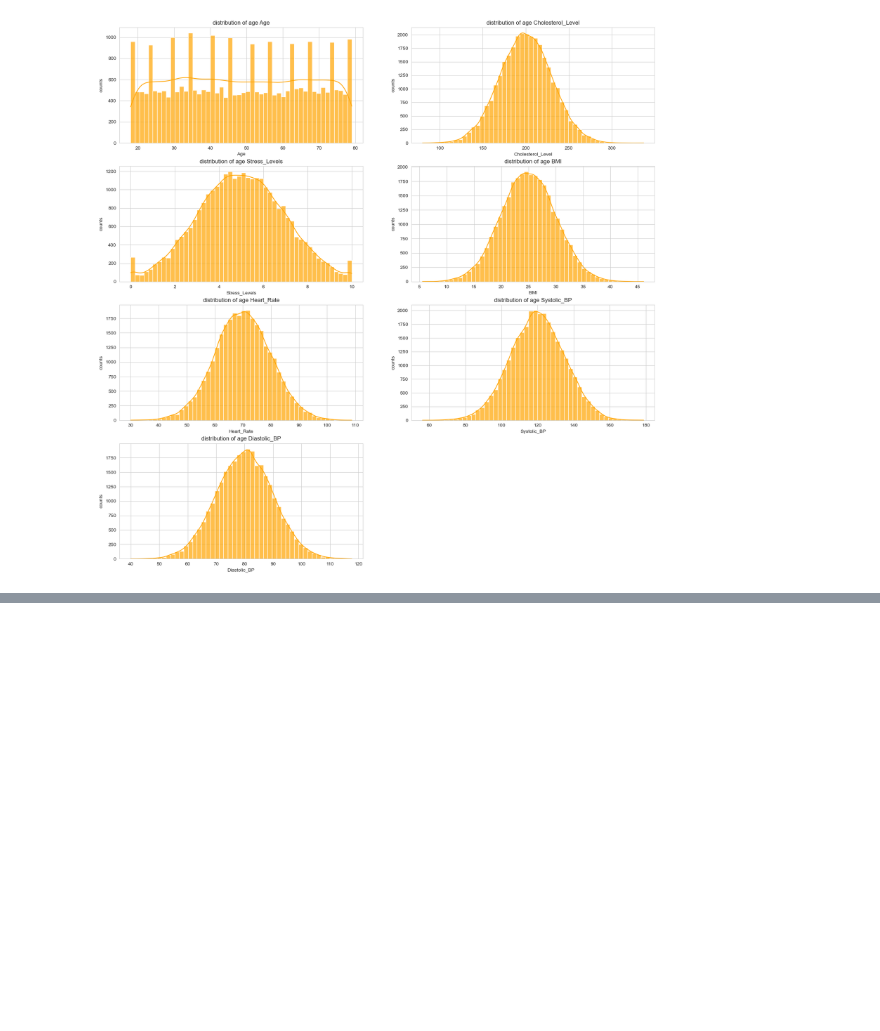
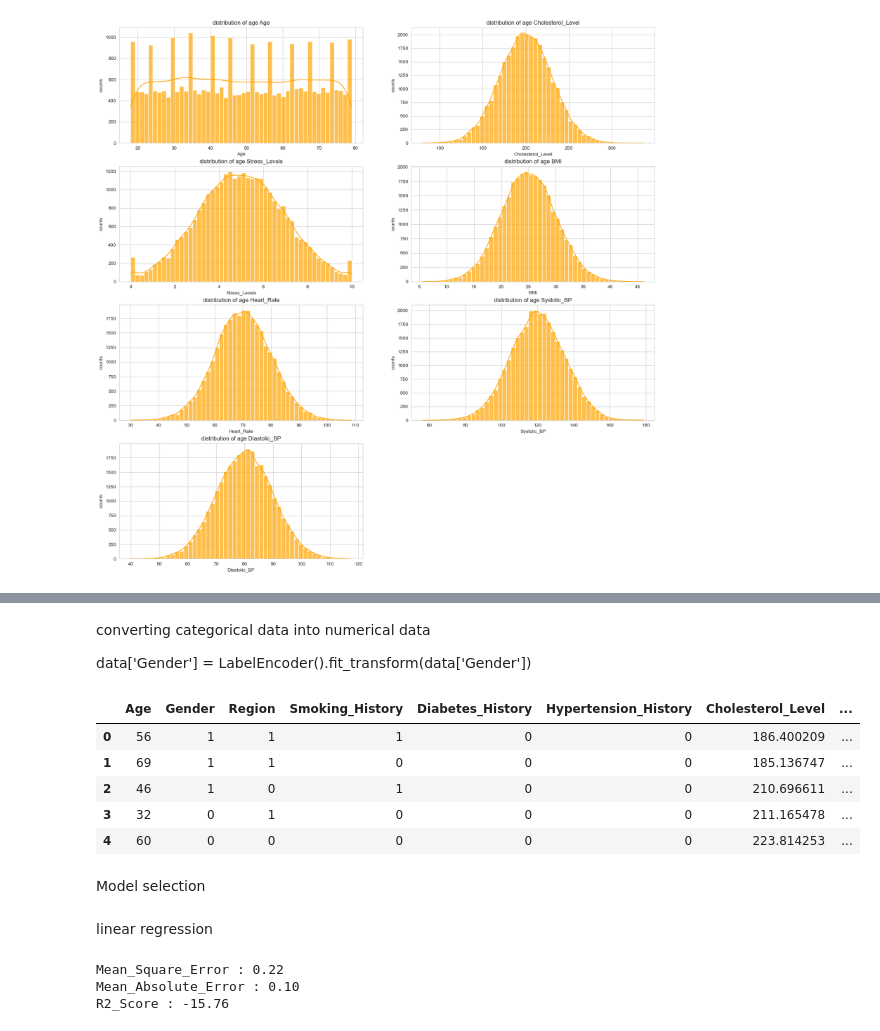
Before and after one commit to jagadabhijaswanth/Heart-attack-prediction, a Jupyter notebook: modelimplimentation.ipynb, the cells around one changed output, grey strips where cells are left out. Drawn from its saved outputs; the diff is of its cells as text; code cells hidden in the pictures; blank space fills up the shorter version.

Commit message:
linear regression model

```diff
--- a/modelimplimentation.ipynb
+++ b/modelimplimentation.ipynb
@@ -167,0 +177,57 @@ plt.show()
+# %% [markdown]
+converting categorical data into numerical data
+
+data['Gender'] = LabelEncoder().fit_transform(data['Gender'])
+# %%
+from sklearn.preprocessing  import LabelEncoder
+
+feature = ['Gender','Region','Smoking_History','Diabetes_History','Hypertension_History','Physical_Activity','Diet_Quality','Alcohol_Consumption','Family_History',
+           'Heart_Attack_Occurrence']
+
+for i in feature:
+    data[i] = LabelEncoder().fit_transform(data[i])
+
+data.head()
+# %% [output]
+|  | Age | Gender | Region | Smoking_History | Diabetes_History | Hypertension_History | Cholesterol_Level | ... |
+| 0 | 56 | 1 | 1 | 1 | 0 | 0 | 186.400209 | ... |
+| 1 | 69 | 1 | 1 | 0 | 0 | 0 | 185.136747 | ... |
+| 2 | 46 | 1 | 0 | 1 | 0 | 0 | 210.696611 | ... |
+| 3 | 32 | 0 | 1 | 0 | 0 | 0 | 211.165478 | ... |
+| 4 | 60 | 0 | 0 | 0 | 0 | 0 | 223.814253 | ... |
+# %% [markdown]
+Model selection
+# %% [markdown]
+linear regression
+# %%
+from sklearn.model_selection import train_test_split
+from sklearn.linear_model import LinearRegression
+from sklearn.metrics import mean_absolute_error, mean_squared_error, r2_score
+from sklearn.preprocessing import StandardScaler
+
+independent = data.drop('Heart_Attack_Occurrence',axis=1)
+dependent = data['Heart_Attack_Occurrence']
+
+x_train, x_test, y_train, y_test = train_test_split(independent, dependent, test_size=0.3, random_state=42)
+
+standard = StandardScaler()
+x_train_stan = standard.fit_transform(x_train)
+x_test_stan = standard.transform(x_train)
+
+
+model = LinearRegression()
+model.fit(x_train_stan,y_train)
+
+pred = model.predict(x_test)
+
+mse = mean_squared_error(pred,y_test)
+mae = mean_absolute_error(pred,y_test)
+r2 = r2_score(pred,y_test)
+
+print(f'Mean_Square_Error : {mae:.2f}')
+print(f'Mean_Absolute_Error : {mse:.2f}')
+print(f'R2_Score : {r2:.2f}')
+# %% [output]
+Mean_Square_Error : 0.22
+Mean_Absolute_Error : 0.10
+R2_Score : -15.76
```
Also changed, not shown: parts of 2 cells of this notebook.
